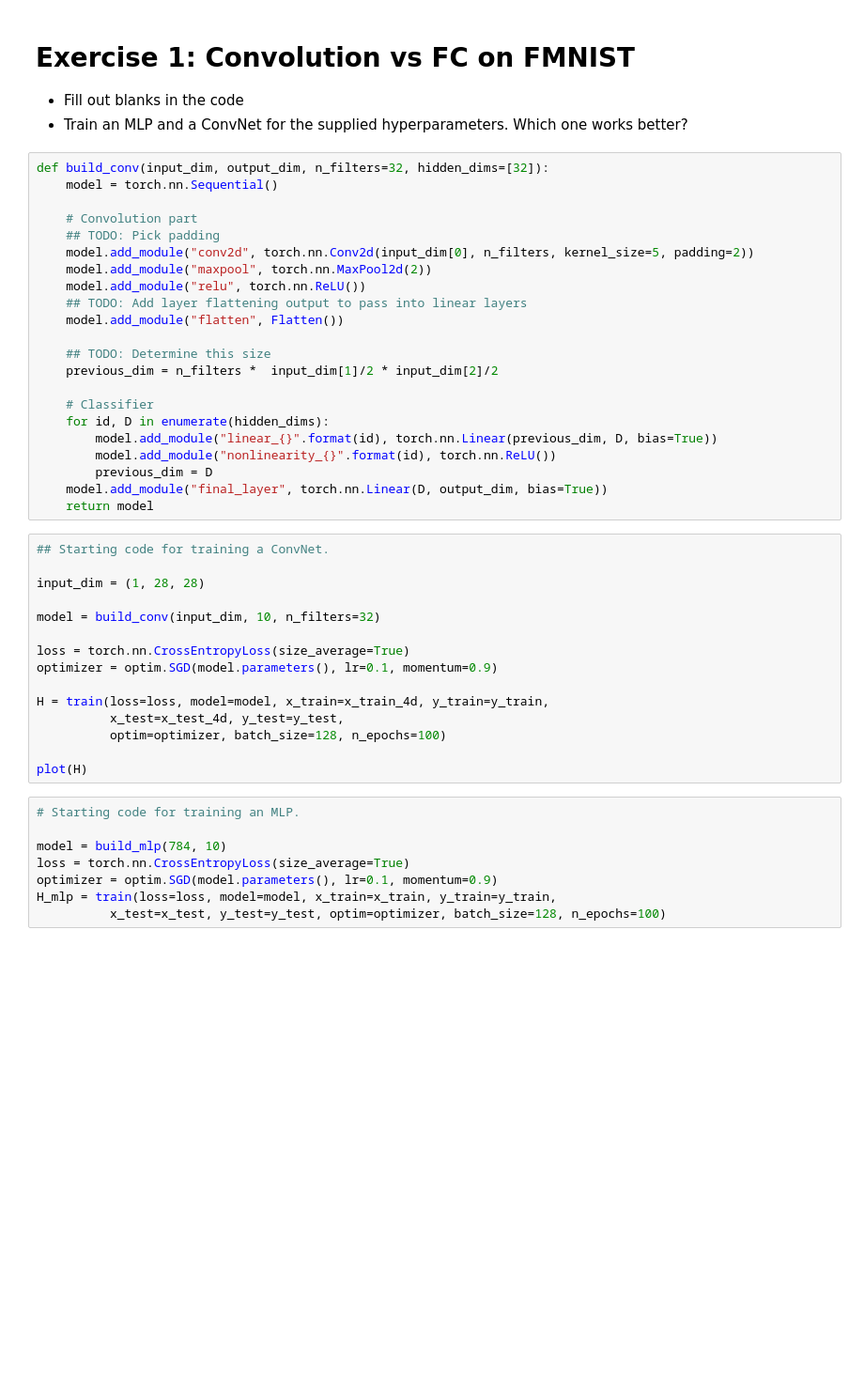
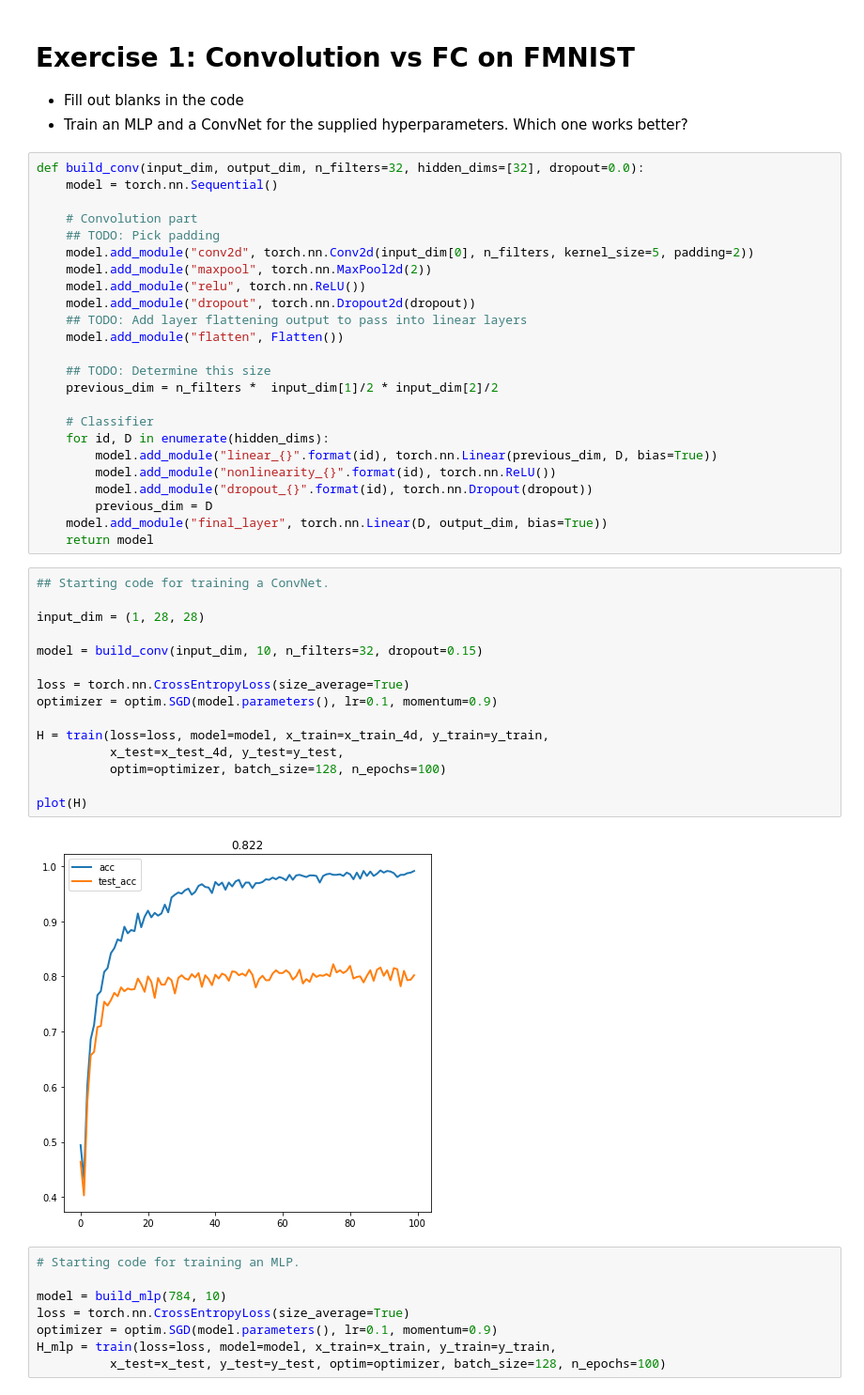
Before and after one commit to kgalias/nn2018, a Jupyter notebook: lab/9b_conv.ipynb, the cells around one changed output. Shown at 94% size. Saved outputs shown, nothing was run; the diff lists cells and outputs as text; blank space fills up the shorter version.

Commit message:
WIP conv

```diff
--- a/lab/9b_conv.ipynb
+++ b/lab/9b_conv.ipynb
@@ -49,7 +49,7 @@ x_test_4d = x_test.view(-1, 1, 28, 28)
 * Fill out blanks in the code
 * Train an MLP and a ConvNet for the supplied hyperparameters. Which one works better?
 # %%
-def build_conv(input_dim, output_dim, n_filters=32, hidden_dims=[32]):
+def build_conv(input_dim, output_dim, n_filters=32, hidden_dims=[32], dropout=0.0):
     model = torch.nn.Sequential()
 
     # Convolution part
@@ -57,6 +57,7 @@ def build_conv(input_dim, output_dim, n_filters=32, hidden_dims=[32]):
     model.add_module("conv2d", torch.nn.Conv2d(input_dim[0], n_filters, kernel_size=5, padding=2))
     model.add_module("maxpool", torch.nn.MaxPool2d(2))
     model.add_module("relu", torch.nn.ReLU())
+    model.add_module("dropout", torch.nn.Dropout2d(dropout))
     ## TODO: Add layer flattening output to pass into linear layers
     model.add_module("flatten", Flatten())
 
@@ -67,24 +68,27 @@ def build_conv(input_dim, output_dim, n_filters=32, hidden_dims=[32]):
     for id, D in enumerate(hidden_dims):
         model.add_module("linear_{}".format(id), torch.nn.Linear(previous_dim, D, bias=True))
         model.add_module("nonlinearity_{}".format(id), torch.nn.ReLU())
+        model.add_module("dropout_{}".format(id), torch.nn.Dropout(dropout))
         previous_dim = D
     model.add_module("final_layer", torch.nn.Linear(D, output_dim, bias=True))
     return model
 # %%
 ## Starting code for training a ConvNet.
 
 input_dim = (1, 28, 28)
 
-model = build_conv(input_dim, 10, n_filters=32)
+model = build_conv(input_dim, 10, n_filters=32, dropout=0.15)
 
 loss = torch.nn.CrossEntropyLoss(size_average=True)
 optimizer = optim.SGD(model.parameters(), lr=0.1, momentum=0.9)
 
 H = train(loss=loss, model=model, x_train=x_train_4d, y_train=y_train,
           x_test=x_test_4d, y_test=y_test,
           optim=optimizer, batch_size=128, n_epochs=100)
 
 plot(H)
+# %% [output]
+[figure, added]
 # %%
 # Starting code for training an MLP.
 
```
Also changed, not shown: parts of 1 cell of this notebook.
